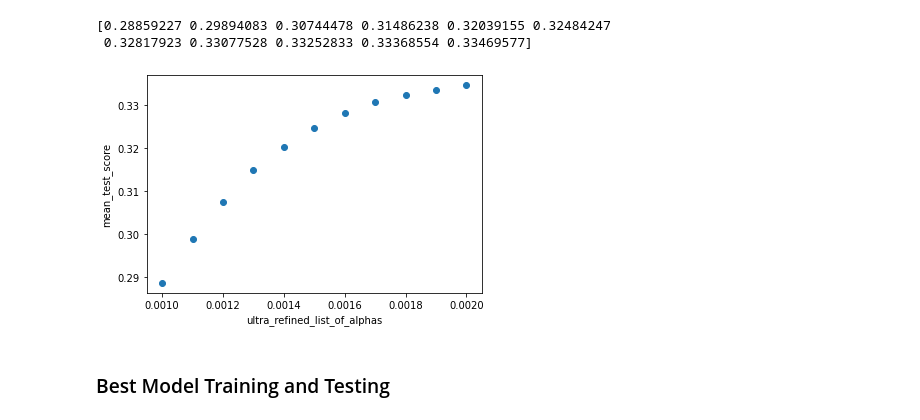
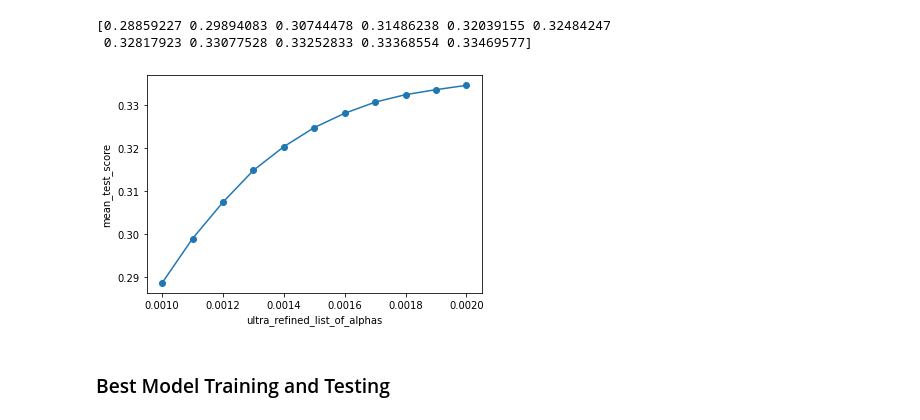
Before and after one commit to PritishWadhwa/IMDb-Movie-Rating-Predictor, a Jupyter notebook: Regression/Linear_Regression_Lasso.ipynb, the cells around one changed output. Drawn from its saved outputs; the diff is of its cells as text; code cells hidden in the pictures.

```diff
--- a/Regression/Linear_Regression_Lasso.ipynb
+++ b/Regression/Linear_Regression_Lasso.ipynb
@@ -99,11 +103,13 @@ print(ultraRefinedGridSearch.cv_results_['mean_test_score'])
  0.32817923 0.33077528 0.33252833 0.33368554 0.33469577]
 # %%
 plt.scatter(ultra_refined_list_of_alphas,ultraRefinedGridSearch.cv_results_['mean_test_score'])
+plt.plot(ultra_refined_list_of_alphas,ultraRefinedGridSearch.cv_results_['mean_test_score'])
 plt.xlabel('ultra_refined_list_of_alphas')
 plt.ylabel('mean_test_score')
+plt.savefig('Graphs/lasso_gs_fig3.png')
 plt.show()
 # %% [output]
-[figure, old version]
+[figure, new version]
 # %% [markdown]
 ### Best Model Training and Testing
 # %%
```
Also changed, not shown: parts of 4 cells of this notebook, 13 other files.
